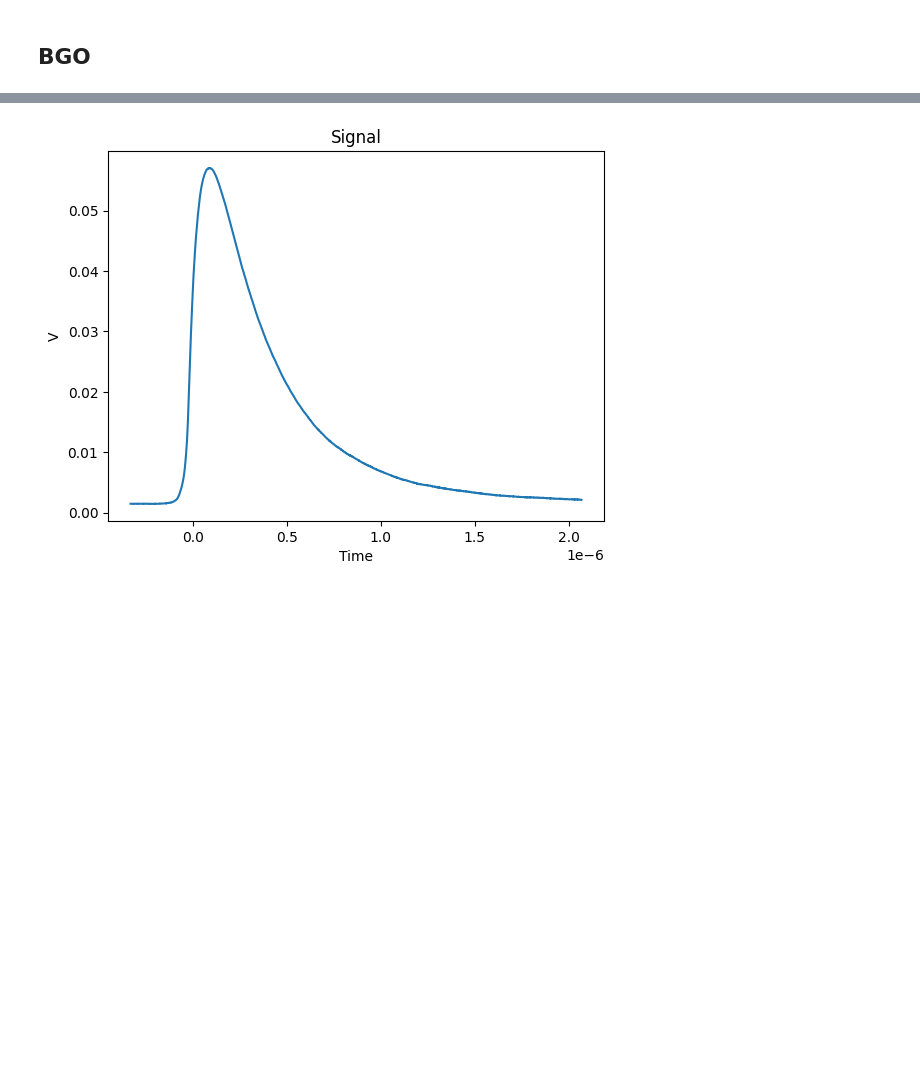
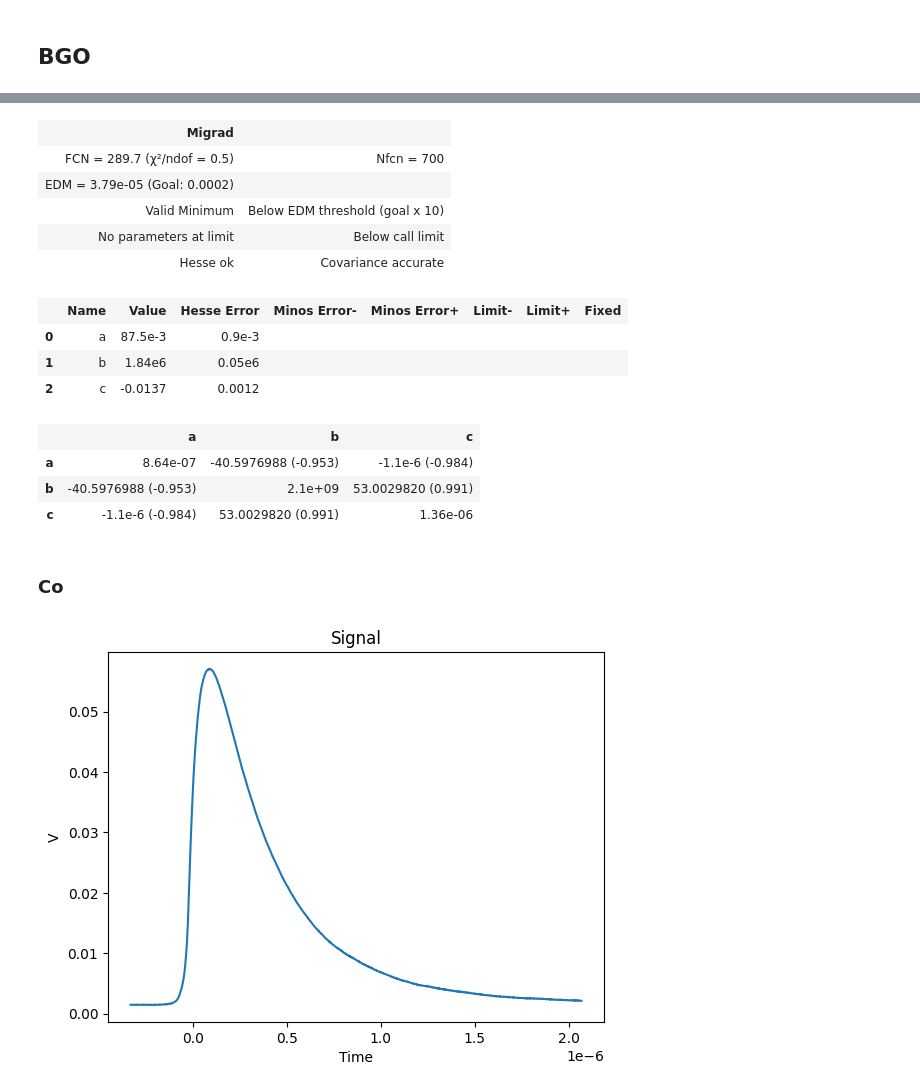
Before and after one commit to Pavar0tty/Laboratorio_SiPM, a Jupyter notebook: Analisi/Parte 2/Time_analisi.ipynb, the cells around one changed output, grey strips where cells are left out. Drawn from its saved outputs; the diff is of its cells as text; code cells hidden in the pictures; blank space fills up the shorter version.

```diff
--- a/Analisi/Parte 2/Time_analisi.ipynb
+++ b/Analisi/Parte 2/Time_analisi.ipynb
@@ -99,0 +115,17 @@ pars2, vals2, ers2, *other2 = LS_fit(bgo_na_fall['Time'], bgo_na_fall['V'], bgo_
+# %%
+pars2, vals2, ers2, *other2 = LS_fit(bgo_na_fall['Time'], bgo_na_fall['V'], bgo_na_ers2, exp_dec, a=1, b=0.01, c=0)
+# %% [output]
+| Migrad |  |
+| FCN = 289.7 (χ²/ndof = 0.5) | Nfcn = 700 |
+| EDM = 3.79e-05 (Goal: 0.0002) |  |
+| Valid Minimum | Below EDM threshold (goal x 10) |
+| No parameters at limit | Below call limit |
+| Hesse ok | Covariance accurate |
+|  | Name | Value | Hesse Error | Minos Error- | Minos Error+ | Limit- | Limit+ | Fixed |
+| 0 | a | 87.5e-3 | 0.9e-3 |  |  |  |  |  |
+| 1 | b | 1.84e6 | 0.05e6 |  |  |  |  |  |
+| 2 | c | -0.0137 | 0.0012 |  |  |  |  |  |
+|  | a | b | c |
+| a | 8.64e-07 | -40.5976988 (-0.953) | -1.1e-6 (-0.984) |
+| b | -40.5976988 (-0.953) | 2.1e+09 | 53.0029820 (0.991) |
+| c | -1.1e-6 (-0.984) | 53.0029820 (0.991) | 1.36e-06 |
@@ -100,3 +134,5 @@ pars2, vals2, ers2, *other2 = LS_fit(bgo_na_fall['Time'], bgo_na_fall['V'], bgo_
+# %% [markdown]
+### Co
 # %%
 bgo_co = pd.read_csv(root_path + 'BGO_Co60.CSV')
 quick_plot(bgo_co)
```
Also changed, not shown: parts of 7 cells of this notebook.
